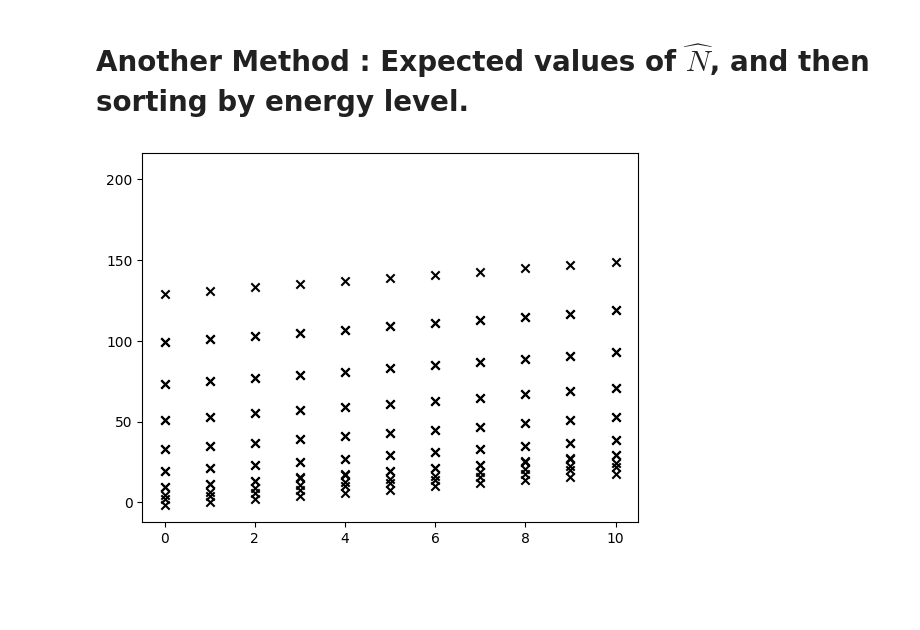
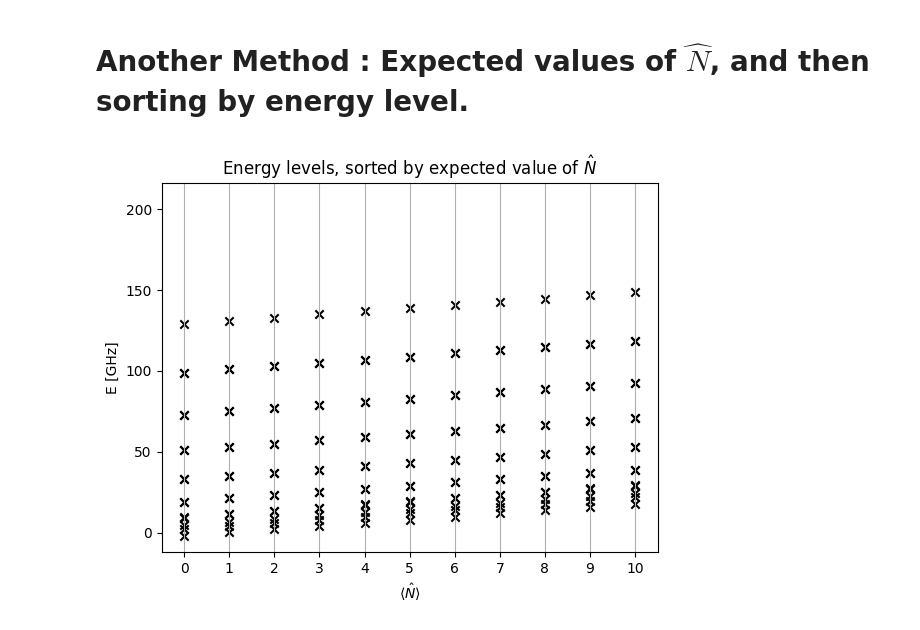
Before and after one commit to GabrielVandersippe/TR-informatique-quantique, a Jupyter notebook: find_chi_trsm_read.ipynb, the cells around one changed output. Cells and saved outputs as stored; diff of their text form; code cells hidden in the pictures; blank space fills up the shorter version.

Commit message:
Aesthetics for last graph improved

```diff
--- a/find_chi_trsm_read.ipynb
+++ b/find_chi_trsm_read.ipynb
@@ -268,32 +268,41 @@ ECR = 0.5
 EJ = 5
 ECoup = 5e-5
 g_over_delta = 1e-4
 transmon_trunc = 51
 resonator_trunc = 40
 n_levels_transmon = 16
 
 g = 4*ECoup
 
 omega_q = np.sqrt(8 * EJ * ECT) - ECT
 Delta = g/g_over_delta
 omega_r = omega_q - Delta
 EL = omega_r**2 / (8*ECR)
 
 H = hamiltonian_qt(ECT, ECR, ECoup, EJ, EL, transmon_trunc, resonator_trunc, n_levels_transmon=n_levels_transmon)
 Evals, Evecs = H.eigenstates()
 
 
 @np.vectorize
 def expect_list(op, psi) : return qt.expect(op, psi)
 
 N=qt.num(resonator_trunc)
 
 Expected_N = expect_list(qt.tensor(qt.qeye(n_levels_transmon),N), Evecs)
 
 fig, ax = plt.subplots()
 
+custom_ticks = [0,1,2,3,4,5,6,7,8,9,10]
+custom_tick_labels = ["0","1","2","3","4","5","6","7","8","9","10"]
+
 ax.scatter(Expected_N, Evals, marker = "x", c='black')
-ax.set(xlim = [-0.5,10.5])
+ax.set(xlim = [-0.5,10.5],
+       title = r'Energy levels, sorted by expected value of $\hat N$',
+       xlabel= r'$\langle \hat N \rangle$',
+       ylabel = r'E [GHz]',
+       xticks = custom_ticks,
+       xticklabels = custom_tick_labels)
+plt.grid(axis = 'x')
 plt.show()
 # %% [output]
-[figure, old version]
+[figure, new version]
```
